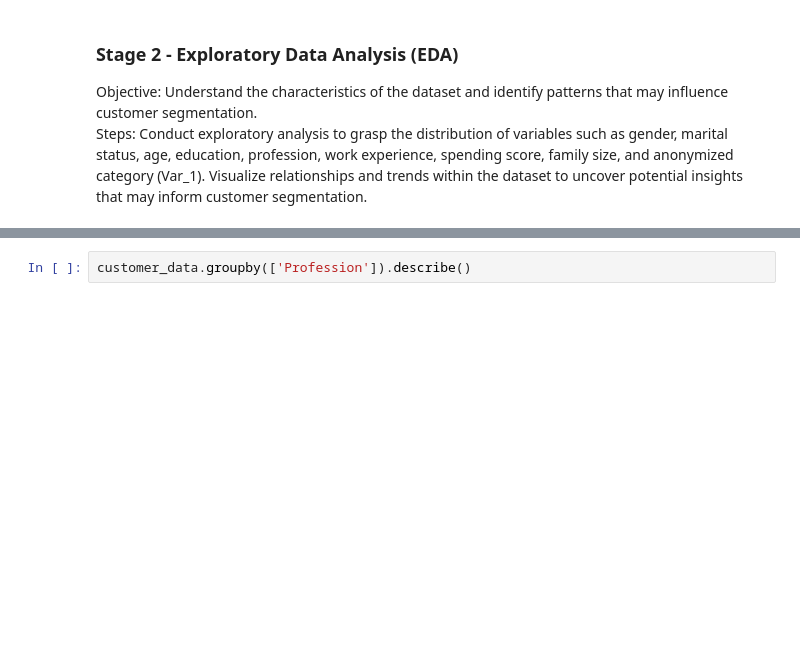
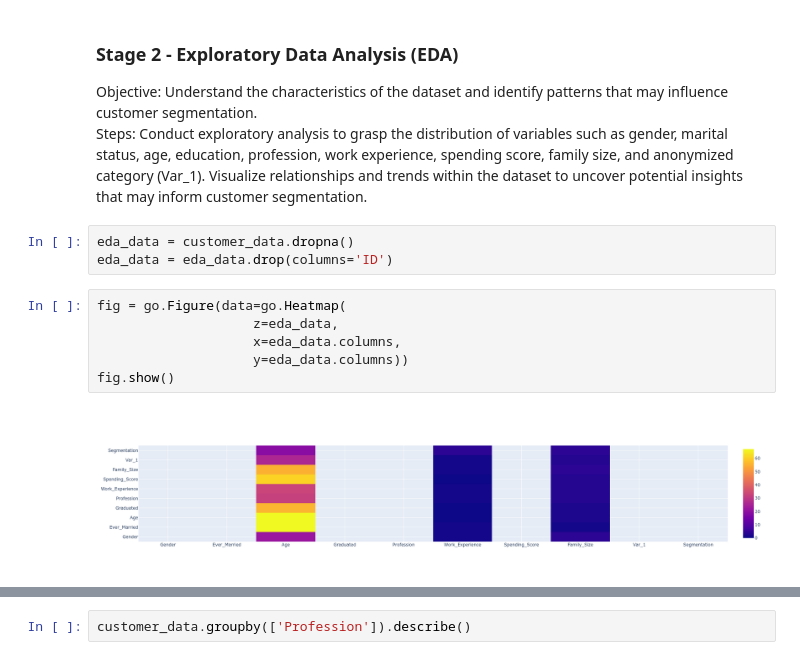
Before and after one commit to Rhuck1/DS_Projects, a Jupyter notebook: Customer_Segmentation_Project/Customer_Segmentation.ipynb, the cells around one changed output, grey strips where cells are left out. Saved outputs shown, nothing was run; the diff lists cells and outputs as text; blank space fills up the shorter version.

```diff
--- a/Customer_Segmentation_Project/Customer_Segmentation.ipynb
+++ b/Customer_Segmentation_Project/Customer_Segmentation.ipynb
@@ -162,3 +167,14 @@ msno.matrix(customer_data)
 Objective: Understand the characteristics of the dataset and identify patterns that may influence customer segmentation.
 Steps: Conduct exploratory analysis to grasp the distribution of variables such as gender, marital status, age, education, profession, work experience, spending score, family size, and anonymized category (Var_1).
     Visualize relationships and trends within the dataset to uncover potential insights that may inform customer segmentation.
+# %%
+eda_data = customer_data.dropna()
+eda_data = eda_data.drop(columns='ID')
+# %%
+fig = go.Figure(data=go.Heatmap(
+                    z=eda_data,
+                    x=eda_data.columns,
+                    y=eda_data.columns))
+fig.show()
+# %% [output]
+[figure, added]
```
Also changed, not shown: parts of 4 cells of this notebook.
